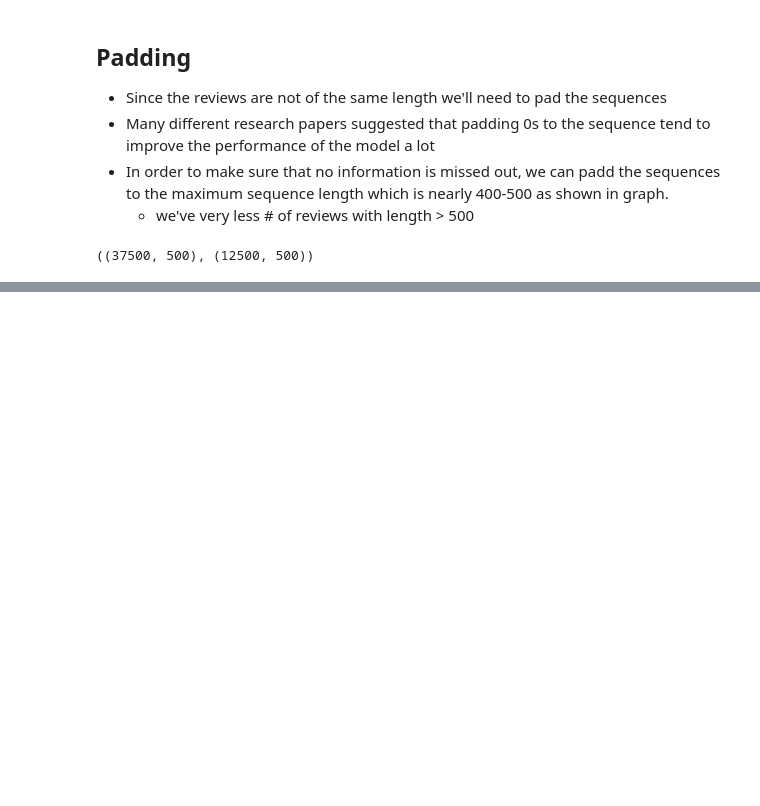
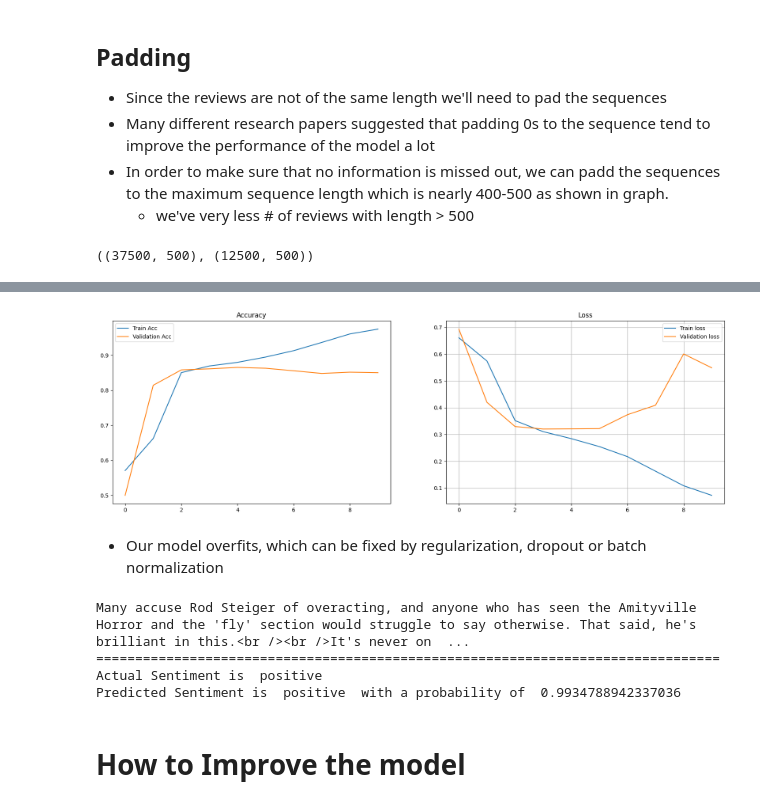
Before and after one commit to BountyHunter1999/Sentiment-Analysis, a Jupyter notebook: apply_lstm_with_pytorch.ipynb, the cells around one changed output, grey strips where cells are left out. Cells and saved outputs as stored; diff of their text form; code cells hidden in the pictures; blank space fills up the shorter version.

Commit message:
Trained and predicted output on random data

```diff
--- a/apply_lstm_with_pytorch.ipynb
+++ b/apply_lstm_with_pytorch.ipynb
@@ -257,0 +379,10 @@ x_train_pad.shape, x_test_pad.shape
+# %%
+no_layers = 4 # 4 hidden LSTM stacked layers
+vocab_size = len(tokenized_output.vocab) + 1 # extra 1 for padding
+embedding_dim = 64 #  embedding dimensions
+output_dim = 1 # single output 1 or 0
+hidden_dim = 256 #  hidden dimensions
+model = SentimentRNN(no_layers, vocab_size, hidden_dim, output_dim, embedding_dim, drop_prob=0.5)
+
+# moving to gpu if available
+model.to(device)
@@ -257,0 +413,17 @@ x_train_pad.shape, x_test_pad.shape
+# %%
+def acc(pred, label):
+    pred = torch.round(pred.squeeze()) # remove extra dimensions
+    return torch.sum(pred == label.squeeze()).item()  # correct predictions vs label
+# %%
+# hyperparameters for the model
+lr=0.001 # learning rate
+criterion = nn.BCELoss() # binary cross entropy for binary classification
+optimizer = torch.optim.Adam(model.parameters(), lr=lr) # adam optimizer
+# %%
+clip = 5 # gradient clipping for exploding gradients
+epochs = 10 # number of epochs
+valid_loss_min = np.Inf # setting loss for minimum i.e infinity epochs
+
+# train for some number of epochs
+epoch_tr_loss, epoch_vl_loss = [],[]  # lists for appending per epochs statistics to visualize
+epoch_tr_acc, epoch_vl_acc = [],[]
@@ -257,0 +512,18 @@ x_train_pad.shape, x_test_pad.shape
+# %%
+fig = plt.figure(figsize = (20, 6))
+plt.subplot(1, 2, 1)
+plt.plot(epoch_tr_acc, label='Train Acc') # training list
+plt.plot(epoch_vl_acc, label='Validation Acc') # validation list
+plt.title("Accuracy")
+plt.legend()
+plt.subplot(1, 2, 2)
+plt.plot(epoch_tr_loss, label='Train loss') # training loss
+plt.plot(epoch_vl_loss, label='Validation loss') # validation loss
+plt.title("Loss")
+plt.legend()
+plt.grid() # grid
+plt.show() # showing the plots
+# %% [output]
+[figure, added]
+# %% [markdown]
+- Our model overfits, which can be fixed by regularization, dropout or batch normalization
@@ -257,0 +542,16 @@ x_train_pad.shape, x_test_pad.shape
+# %%
+import random
+index = random.randint(0,25000)
+print(df['review'][index])
+print(80*'=')
+print("Actual Sentiment is ", df['sentiment'][index])
+pro = predict_text(df['review'][index])
+sent = 'positive' if pro >=0.5 else 'negative'
+print("Predicted Sentiment is ", sent, " with a probability of ", pro)
+# %% [output]
+Many accuse Rod Steiger of overacting, and anyone who has seen the Amityville Horror and the 'fly' section would struggle to say otherwise. That said, he's brilliant in this.<br /><br />It's never on  ...
+================================================================================
+Actual Sentiment is  positive
+Predicted Sentiment is  positive  with a probability of  0.9934788942337036
+# %% [markdown]
+# How to Improve the model
```
Also changed, not shown: parts of 23 cells of this notebook, 2 other files.
